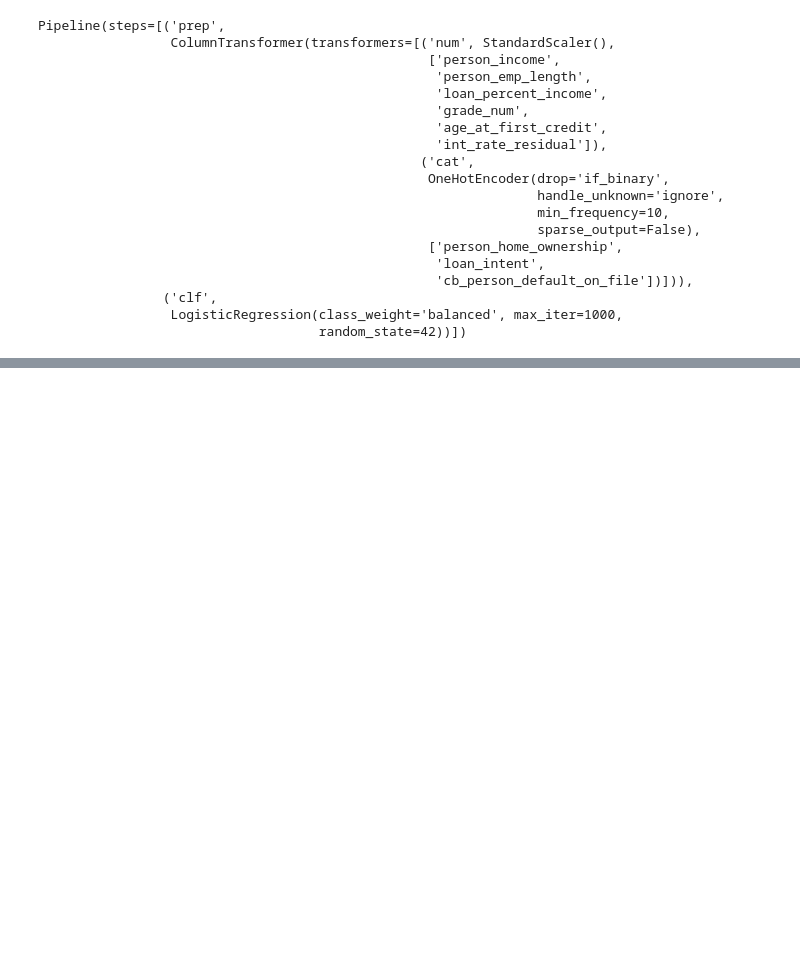
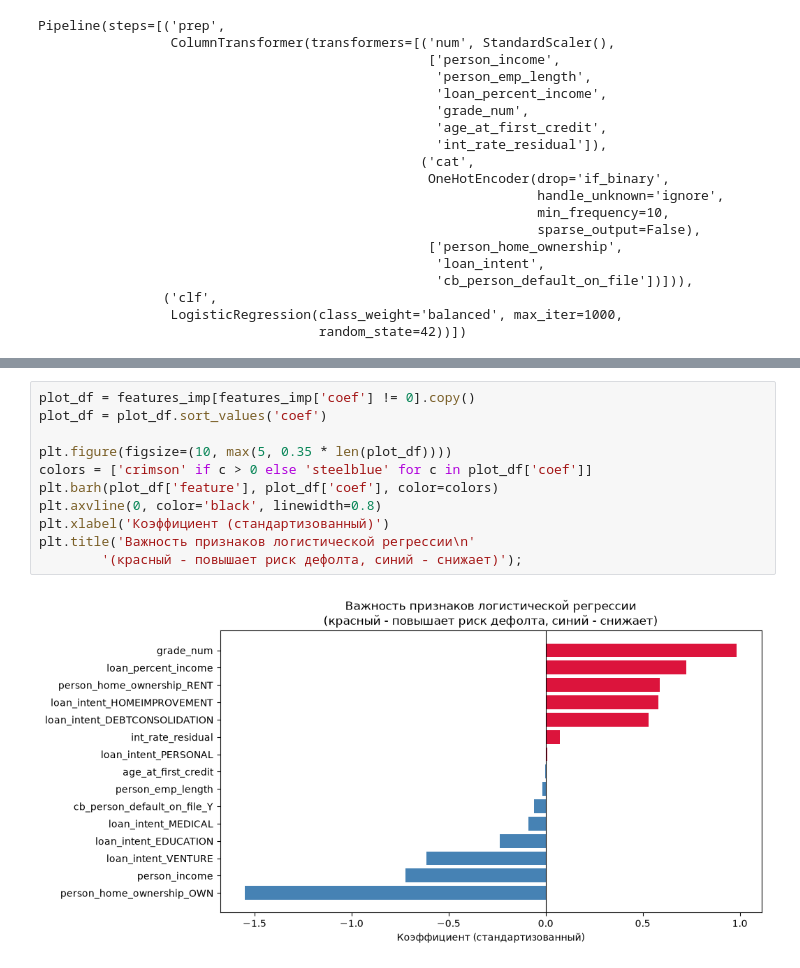
Before and after one commit to gothinab/Credit_scoring, a Jupyter notebook: notebooks/main.ipynb, the cells around one changed output, grey strips where cells are left out. Cells and saved outputs as stored; diff of their text form; blank space fills up the shorter version.

```diff
--- a/notebooks/main.ipynb
+++ b/notebooks/main.ipynb
@@ -875,0 +1074,13 @@ weighted avg       0.84      0.78      0.80     12560
+# %%
+plot_df = features_imp[features_imp['coef'] != 0].copy()
+plot_df = plot_df.sort_values('coef')
+
+plt.figure(figsize=(10, max(5, 0.35 * len(plot_df))))
+colors = ['crimson' if c > 0 else 'steelblue' for c in plot_df['coef']]
+plt.barh(plot_df['feature'], plot_df['coef'], color=colors)
+plt.axvline(0, color='black', linewidth=0.8)
+plt.xlabel('Коэффициент (стандартизованный)')
+plt.title('Важность признаков логистической регрессии\n'
+        '(красный - повышает риск дефолта, синий - снижает)');
+# %% [output]
+[figure, added]
```
Also changed, not shown: parts of 35 cells of this notebook, 1 other file.
